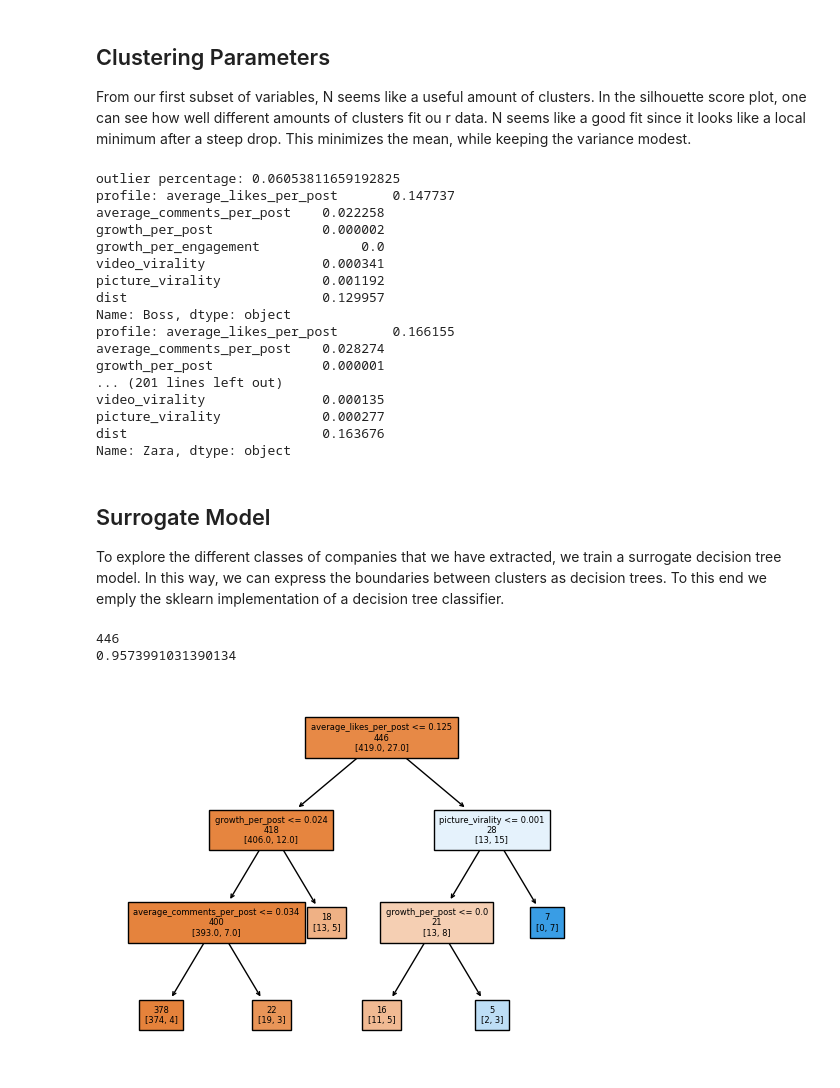
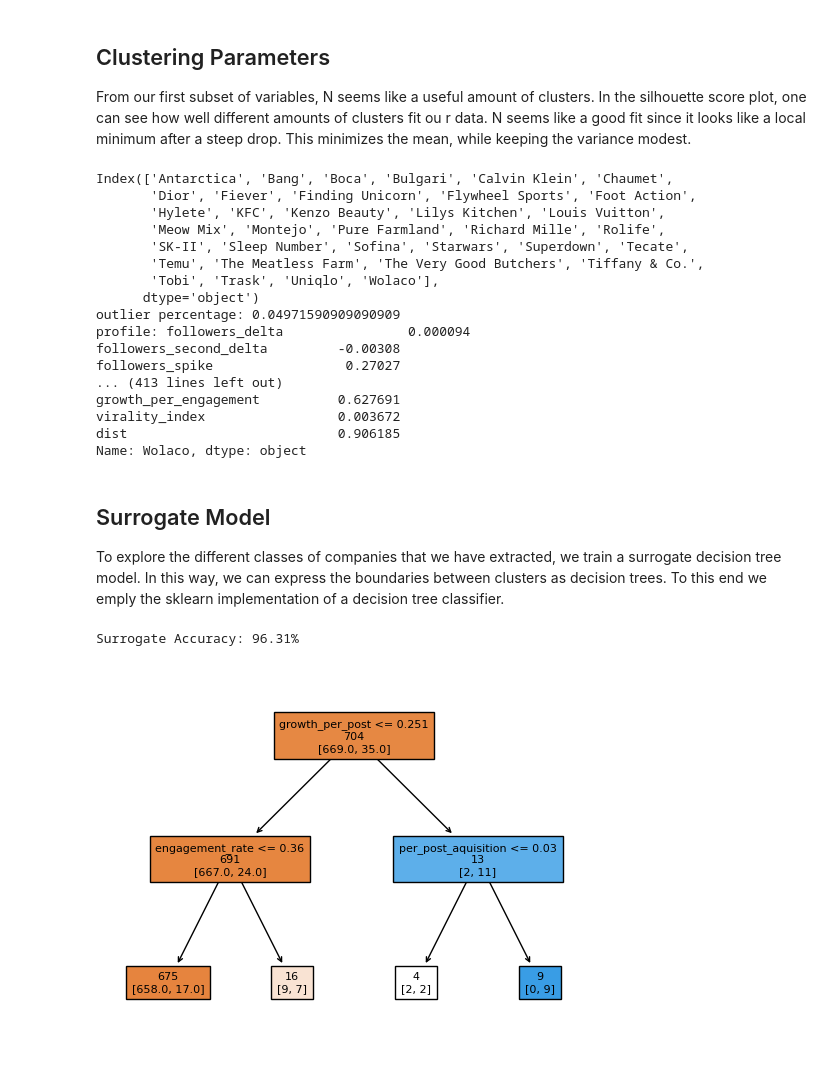
Before and after one commit to noahsta/datathon, a Jupyter notebook: src/main.ipynb, the cells around one changed output. Saved outputs shown, nothing was run; the diff lists cells and outputs as text; code cells hidden in the pictures.

Commit message:
data cleaning slightly improved and everything seeded

```diff
--- a/src/main.ipynb
+++ b/src/main.ipynb
@@ -243,7 +242,7 @@ features = ['followers_delta', 'followers_second_delta',
        'like_to_comment_ratio', 'per_post_aquisition', 'engagement_rate',
        'relative_growth', 'growth_per_post',
        'growth_per_engagement', 'video_by_followers', 'picture_by_followers',
-       'picture_virality_index', 'video_virality_index']
+       'picture_virality_index', 'video_virality_index', "virality_index"]
 
 # Group the data by company name
 grouped = impute_test.groupby('business_entity_doing_business_as_name')
@@ -316,6 +315,7 @@ for company, df in company_tables.items():
     weekly_data['picture_by_followers'] = (weekly_data['pictures']/(weekly_data['followers'] + 0.001))
     weekly_data['picture_virality_index'] = weekly_data['picture_engagement']*weekly_data['relative_growth']
     weekly_data['video_virality_index'] = weekly_data['video_engagement']*weekly_data['relative_growth']
+    weekly_data["virality_index"] = weekly_data['picture_virality_index'] + weekly_data['video_virality_index']
 
 
     # Calculate the like-to-comment ratio for each week
@@ -434,10 +434,11 @@ def average_table(df, category_column, interesting_period, features, period: str
             table.loc[cat, col] = np.nanmean(df_cat[col])
 
     return table.dropna() #??
-
+"""
 features = ['average_engagement_per_post', 'engagement_rate', 'average_likes_per_post',
                 'average_comments_per_post', 'growth_per_post', 'growth_per_engagement',
                 'video_virality', 'picture_virality']
-table = average_table(enriched_data, "business_entity_doing_business_as_name", 2020, features)
+"""
+table = average_table(enriched_data, "business_entity_doing_business_as_name", 2023, features)
 print(table.head())
 # %% [output]
@@ -479,10 +480,20 @@ def kmeans_silhouette_scores(df):
         score = silhouette_score(df, kmeans.labels_)
         silhouette_scores.append(score)
     return silhouette_scores
-
+"""
 relevant_features = ['average_likes_per_post',
                 'average_comments_per_post', 'growth_per_post', 'growth_per_engagement',
                 'video_virality', 'picture_virality']
+"""
+"""
+relevant_features = ['followers_delta', 'followers_second_delta', 'followers_spike', 'average_engagement_per_post',
+ 'like_to_comment_ratio', 'per_post_aquisition', 'engagement_rate', 'relative_growth', 'growth_per_post', 'growth_per_engagement',
+  'video_by_followers', 'picture_by_followers', 'picture_virality_index', 'video_virality_index']
+"""
+relevant_features = ['followers_delta', 'followers_second_delta', 'followers_spike', 'average_engagement_per_post',
+ 'per_post_aquisition', 'engagement_rate', 'relative_growth', 'growth_per_post', 'growth_per_engagement',
+ 'virality_index']
+
 rel_table = table[relevant_features]
 rel_table = rel_table.div(rel_table.max())
 silhouette_scores = kmeans_silhouette_scores(rel_table)
@@ -501,10 +512,10 @@ From our first subset of variables, N seems like a useful amount of clusters.
 In the silhouette score plot, one can see how well different amounts of clusters fit ou
 r data. N seems like a good fit since it looks like a local minimum after a steep drop. This minimizes the mean, while keeping the variance modest.
 # %%
-n_clusters = 6
+n_clusters = 4
 # %%
 def apply_kmeans_clustering(df, num_clusters):
-    kmeans = KMeans(n_clusters=num_clusters)
+    kmeans = KMeans(n_clusters=num_clusters,random_state=1)
     kmeans.fit(df)
     return df, kmeans
 """
@@ -540,27 +551,28 @@ centers = pd.DataFrame(data=model.cluster_centers_, columns=rel_table.columns)
  """
 is_outlier = get_outliers(rel_table, model, k=2)
 outliers = rel_table[is_outlier]
+print(outliers.index)
 print("outlier percentage:", len(outliers)/len(rel_table))
 for _, outlier in outliers.iterrows():
     print("profile:", outlier)
 # %% [output]
-outlier percentage: 0.06053811659192825
-profile: average_likes_per_post       0.147737
-average_comments_per_post    0.022258
-growth_per_post              0.000002
-growth_per_engagement             0.0
-video_virality               0.000341
-picture_virality             0.001192
-dist                         0.129957
-Name: Boss, dtype: object
-profile: average_likes_per_post       0.166155
-average_comments_per_post    0.028274
-growth_per_post              0.000001
-... (201 lines left out)
-video_virality               0.000135
-picture_virality             0.000277
-dist                         0.163676
-Name: Zara, dtype: object
+Index(['Antarctica', 'Bang', 'Boca', 'Bulgari', 'Calvin Klein', 'Chaumet',
+       'Dior', 'Fiever', 'Finding Unicorn', 'Flywheel Sports', 'Foot Action',
+       'Hylete', 'KFC', 'Kenzo Beauty', 'Lilys Kitchen', 'Louis Vuitton',
+       'Meow Mix', 'Montejo', 'Pure Farmland', 'Richard Mille', 'Rolife',
+       'SK-II', 'Sleep Number', 'Sofina', 'Starwars', 'Superdown', 'Tecate',
+       'Temu', 'The Meatless Farm', 'The Very Good Butchers', 'Tiffany & Co.',
+       'Tobi', 'Trask', 'Uniqlo', 'Wolaco'],
+      dtype='object')
+outlier percentage: 0.04971590909090909
+profile: followers_delta                0.000094
+followers_second_delta         -0.00308
+followers_spike                 0.27027
+... (413 lines left out)
+growth_per_engagement          0.627691
+virality_index                 0.003672
+dist                           0.906185
+Name: Wolaco, dtype: object
 # %% [markdown]
 ## Surrogate Model
 
@@ -570,17 +582,15 @@ from sklearn import tree
 from sklearn.tree import DecisionTreeClassifier
 # %%
 def surrogate(df, features, target):
-    classifier = DecisionTreeClassifier(random_state=1, max_depth=3,monotonic_cst=np.repeat(1,len(features)))
+    classifier = DecisionTreeClassifier(random_state=0, max_depth=2,monotonic_cst=np.repeat(1,len(features)))
     d_train = df[features]
     classifier.fit(d_train, target)
 
-    tree.plot_tree(classifier, fontsize=6, feature_names=features, label="none", impurity=False, filled=True)
+    tree.plot_tree(classifier, fontsize=8, feature_names=features, label="none", impurity=False, filled=True)
     plt.savefig("hjoimichal.png")
-    print(classifier.score(d_train, target))
+    print(f"Surrogate Accuracy: {round(classifier.score(d_train, target),4)*100}%")
 
-print(len(rel_table))
 surrogate(rel_table, relevant_features, is_outlier)
 # %% [output]
-446
-0.9573991031390134
+Surrogate Accuracy: 96.31%
-[figure, old version]
+[figure, new version]
```
Also changed, not shown: parts of 10 cells of this notebook, 1 other file.
